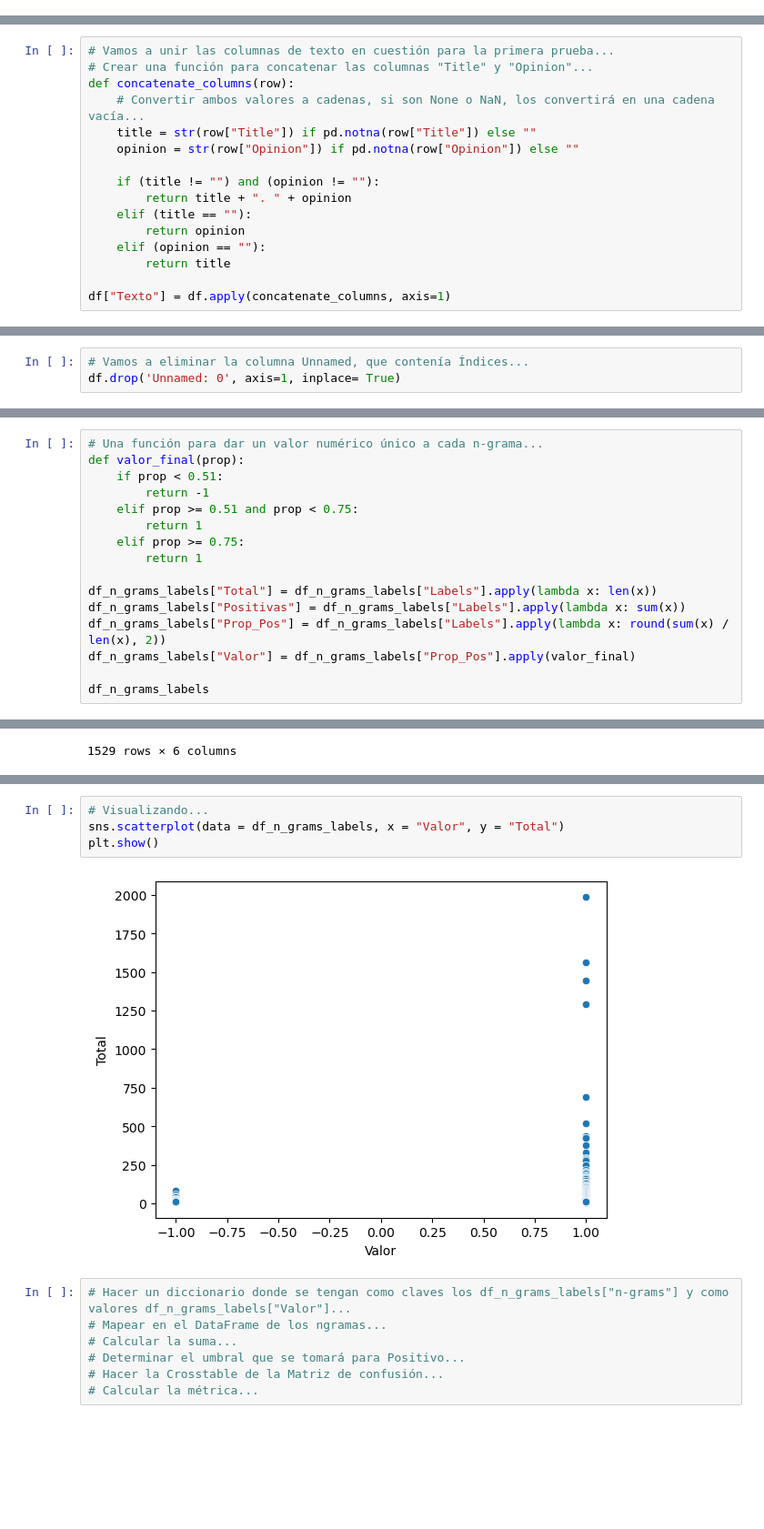
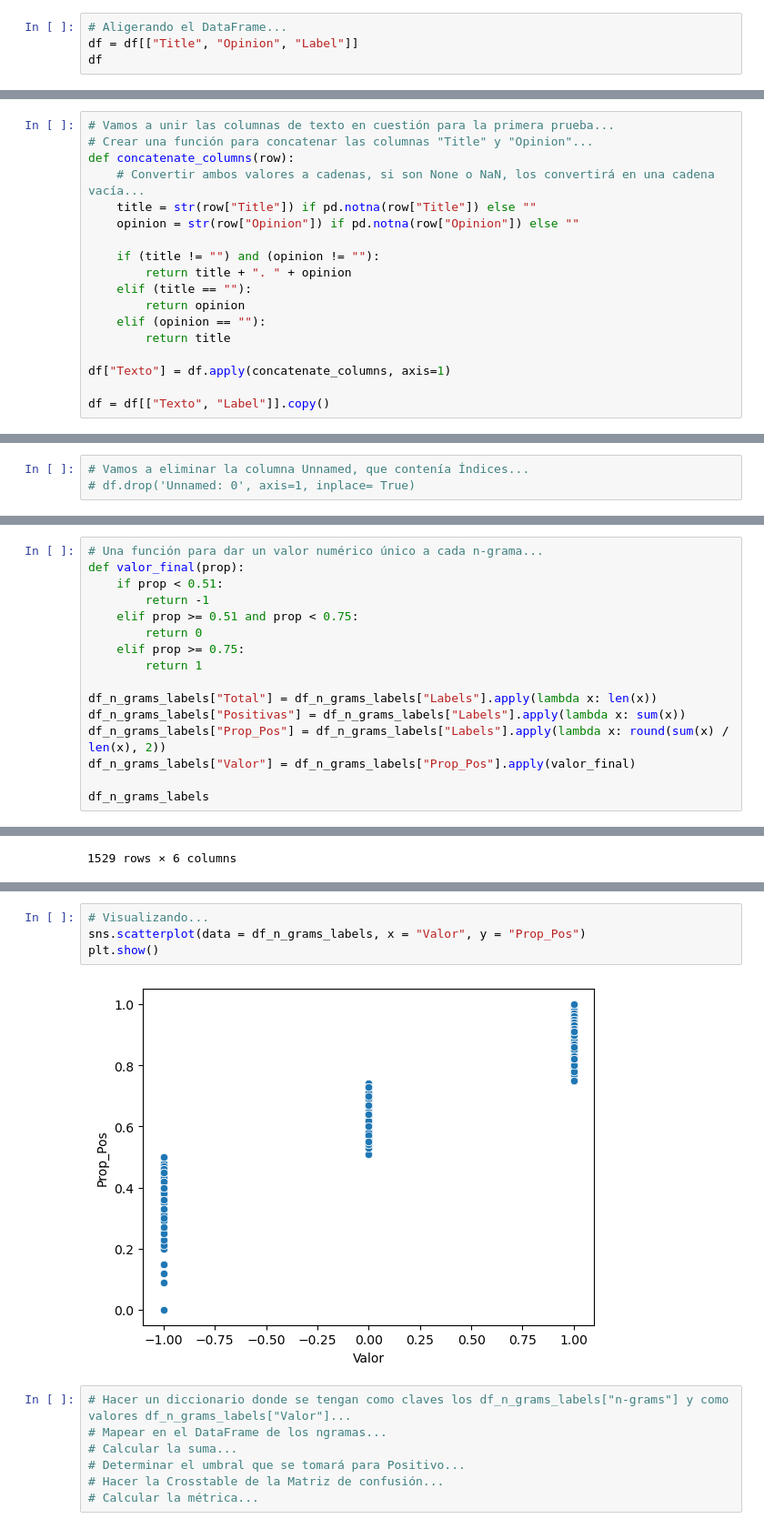
Before and after one commit to viowiy/pln_t3, a Jupyter notebook: Clasificación v1.1 (n-gramas).ipynb, the cells around one changed output, grey strips where cells are left out. Shown at 91% size. Saved outputs shown, nothing was run; the diff lists cells and outputs as text; blank space fills up the shorter version.

```diff
--- a/Clasificación v1.1 (n-gramas).ipynb
+++ b/Clasificación v1.1 (n-gramas).ipynb
@@ -48,3 +49,7 @@ Opinion:
  1142    NaN
 3712    NaN
 Name: Opinion, dtype: object
+# %%
+# Aligerando el DataFrame...
+df = df[["Title", "Opinion", "Label"]]
+df
@@ -72,6 +91,8 @@ def concatenate_columns(row):
         return title
 
 df["Texto"] = df.apply(concatenate_columns, axis=1)
+
+df = df[["Texto", "Label"]].copy()
 # %%
 # Resuelto...
 print(df["Texto"][1142])
@@ -91,7 +112,7 @@ df["Texto"][0]
 'No es para recomendarse. Las famosas momias de Guanajuato. El museo en sí es horrible, y no por lo que exhiben sino como lo exhiben. Mi abuelo me contó que hace 40 años para visitar las momias había  ...
 # %%
 # Vamos a eliminar la columna Unnamed, que contenía Índices...
-df.drop('Unnamed: 0', axis=1, inplace= True)
+# df.drop('Unnamed: 0', axis=1, inplace= True)
 # %% [markdown]
 Sobre algunos conceptos mencionados en clases, en relación con el preprocesamiento del texto, surgió la idea de agragar las etiquetas <SOS>, <EOS> y <UNK>. Solo agregaremos <SOS> y <UNK>, ya que consideramos que agregar <EOS> crearía 2-gramas <EOS> <SOS> que no servirían de mucho... al menos en lo que a 2-gramas respecta. Igual se valorará que hacer más adelante...
 # %%
@@ -320,7 +317,7 @@ def valor_final(prop):
     if prop < 0.51:
         return -1
     elif prop >= 0.51 and prop < 0.75:
-        return 1
+        return 0
     elif prop >= 0.75:
         return 1
 
@@ -353,10 +351,10 @@ Valor
 Name: count, dtype: int64
 # %%
 # Visualizando...
-sns.scatterplot(data = df_n_grams_labels, x = "Valor", y = "Total")
+sns.scatterplot(data = df_n_grams_labels, x = "Valor", y = "Prop_Pos")
 plt.show()
 # %% [output]
-[figure, old version]
+[figure, new version]
 # %%
 # Hacer un diccionario donde se tengan como claves los df_n_grams_labels["n-grams"] y como valores df_n_grams_labels["Valor"]...
 # Mapear en el DataFrame de los ngramas...
```
Also changed, not shown: parts of 21 cells of this notebook, 3 other files.
